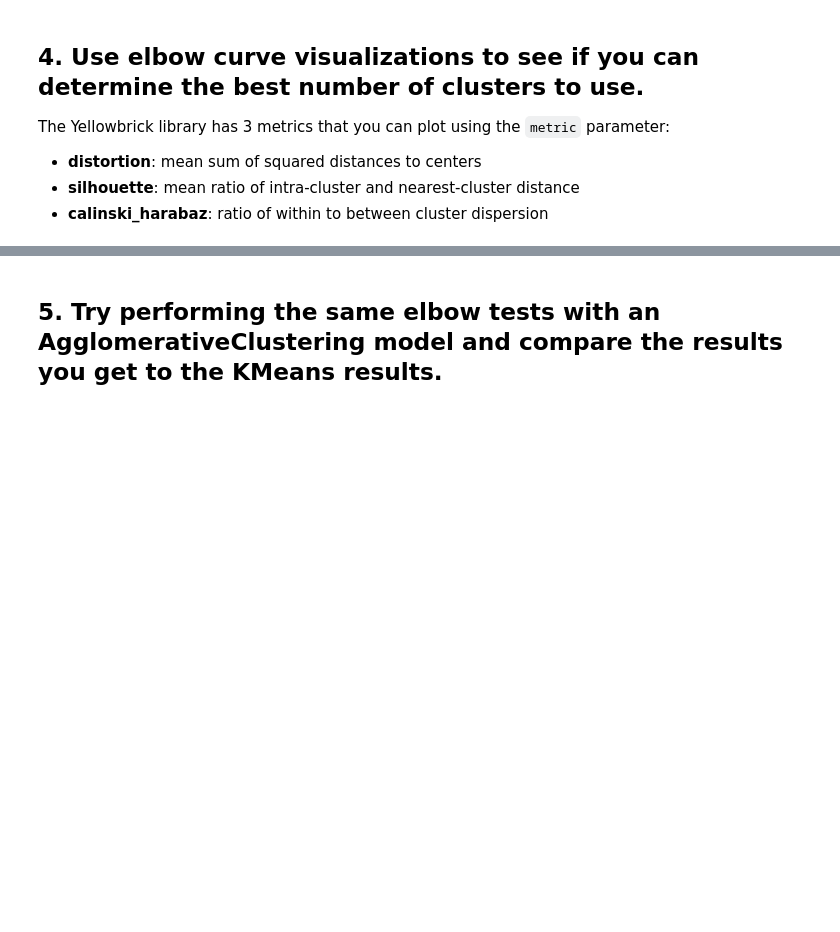
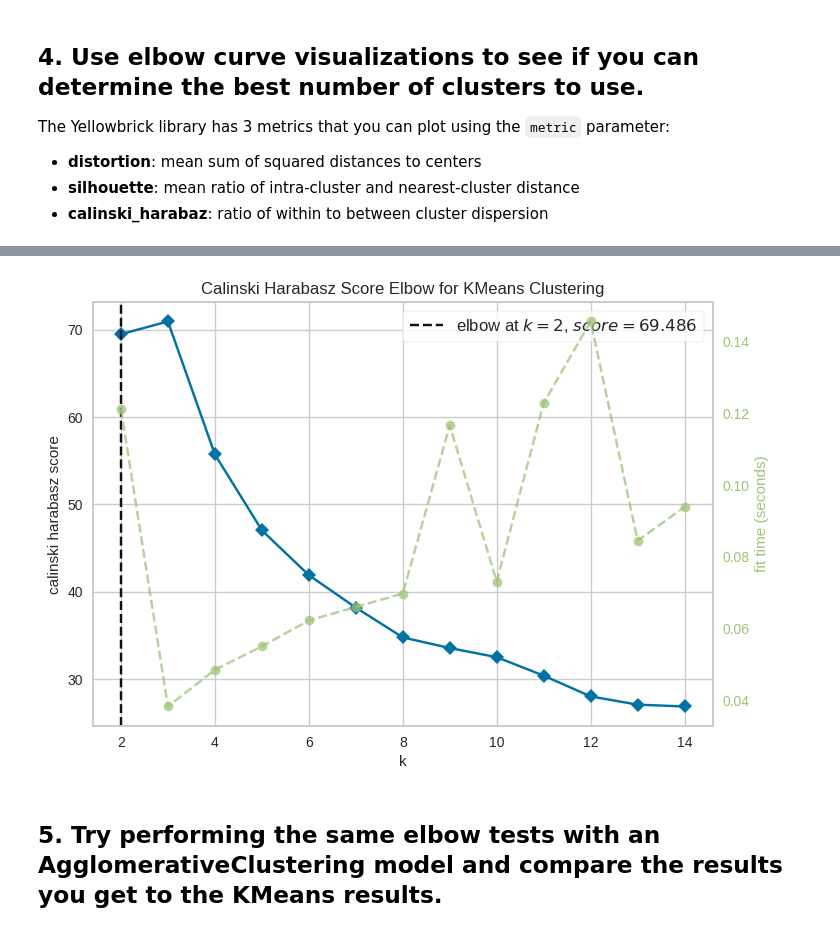
Before and after one commit to Ironhack-Data-Madrid-Enero-2023/7.4-lab-unsupervised-learning-evaluation, a Jupyter notebook: your-code/main.ipynb, the cells around one changed output, grey strips where cells are left out. Cells and saved outputs as stored; diff of their text form; code cells hidden in the pictures; blank space fills up the shorter version.

```diff
--- a/your-code/main.ipynb
+++ b/your-code/main.ipynb
@@ -113,2 +131,12 @@ visual.poof();
+# %%
+modelo = cluster.KMeans()
+
+visual = KElbowVisualizer(modelo, k=(2, 15), metric = 'calinski_harabasz')
+
+visual.fit(X)
+
+visual.poof();
+# %% [output]
+[figure, added]
 # %% [markdown]
 ## 5. Try performing the same elbow tests with an AgglomerativeClustering model and compare the results you get to the KMeans results.
```
Also changed, not shown: parts of 7 cells of this notebook.
